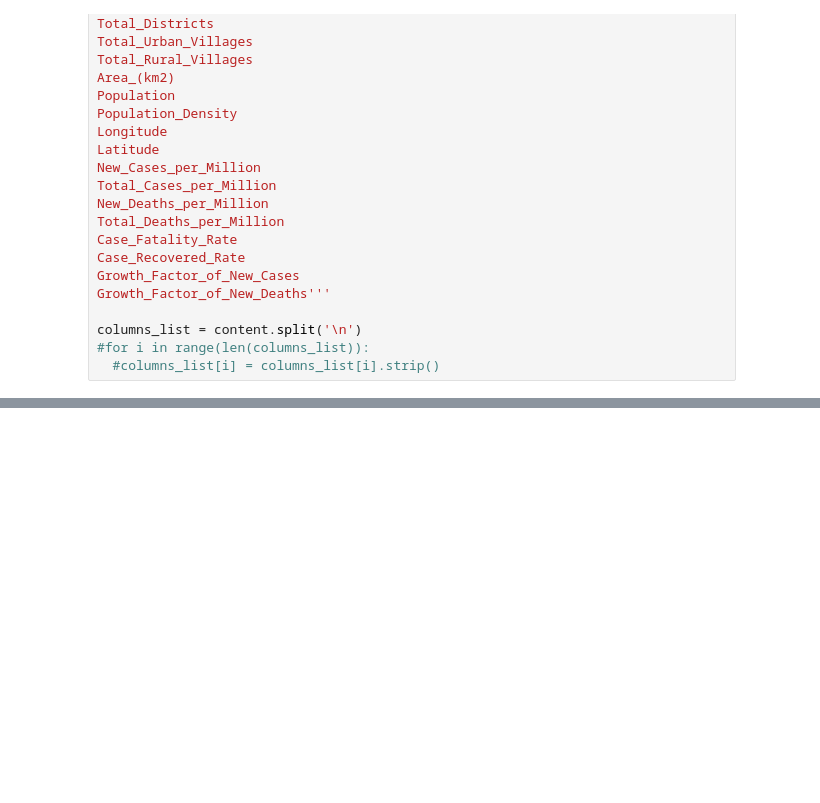
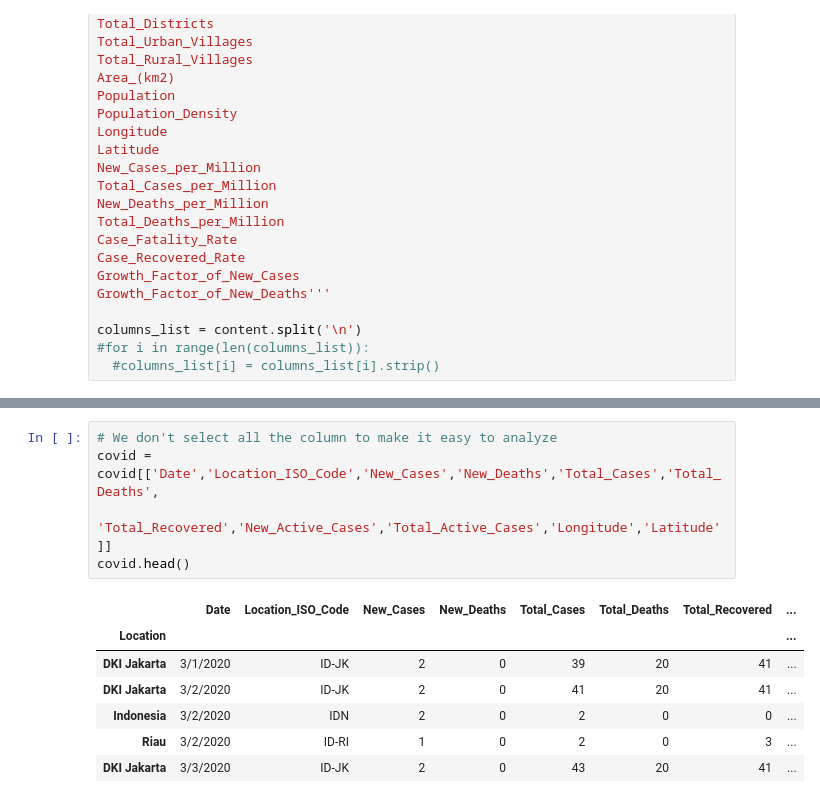
Before and after one commit to azizpambayun/project, a Jupyter notebook: covid_19_analysis_and_visualization_in_Indonesia.ipynb, the cells around one changed output, grey strips where cells are left out. Cells and saved outputs as stored; diff of their text form; blank space fills up the shorter version.

```diff
--- a/covid_19_analysis_and_visualization_in_Indonesia.ipynb
+++ b/covid_19_analysis_and_visualization_in_Indonesia.ipynb
@@ -111,0 +114,13 @@ memory usage: 6.1+ MB
+# %%
+# We don't select all the column to make it easy to analyze
+covid = covid[['Date','Location_ISO_Code','New_Cases','New_Deaths','Total_Cases','Total_Deaths',
+               'Total_Recovered','New_Active_Cases','Total_Active_Cases','Longitude','Latitude']]
+covid.head()
+# %% [output]
+|  | Date | Location_ISO_Code | New_Cases | New_Deaths | Total_Cases | Total_Deaths | Total_Recovered | ... |
+| Location |  |  |  |  |  |  |  | ... |
+| DKI Jakarta | 3/1/2020 | ID-JK | 2 | 0 | 39 | 20 | 41 | ... |
+| DKI Jakarta | 3/2/2020 | ID-JK | 2 | 0 | 41 | 20 | 41 | ... |
+| Indonesia | 3/2/2020 | IDN | 2 | 0 | 2 | 0 | 0 | ... |
+| Riau | 3/2/2020 | ID-RI | 1 | 0 | 2 | 0 | 3 | ... |
+| DKI Jakarta | 3/3/2020 | ID-JK | 2 | 0 | 43 | 20 | 41 | ... |
```
Also changed, not shown: parts of 3 cells of this notebook.
